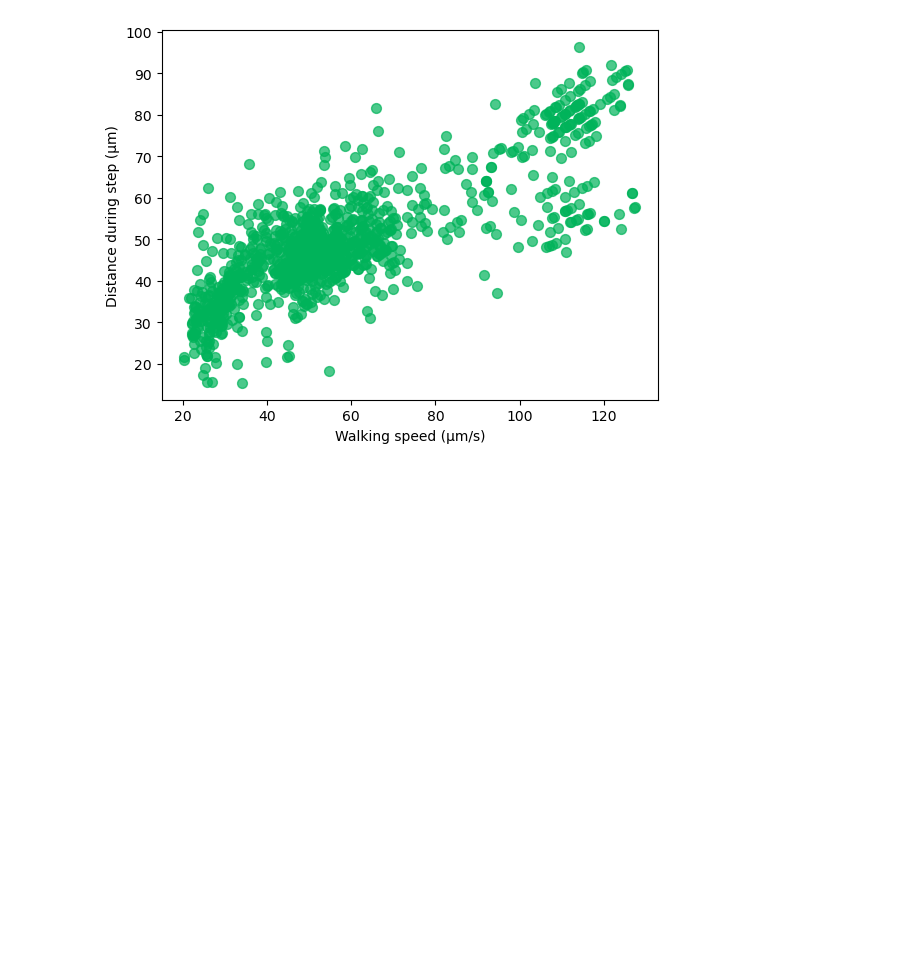
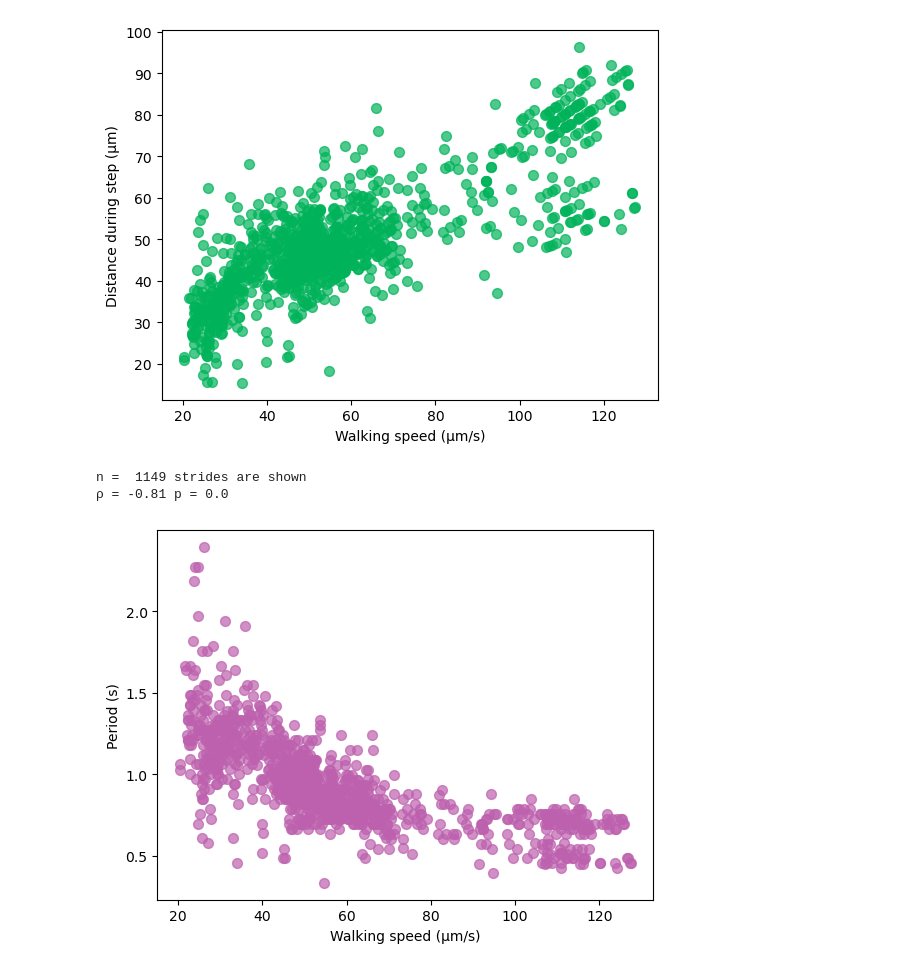
Before and after one commit to enwudz/gait, a Jupyter notebook: Speed and Step Kinematics.ipynb, the cells around one changed output. Cells and saved outputs as stored; diff of their text form; code cells hidden in the pictures; blank space fills up the shorter version.

Commit message:
Update Speed and Step Kinematics.ipynb
working through Nirody paper figures

```diff
--- a/Speed and Step Kinematics.ipynb
+++ b/Speed and Step Kinematics.ipynb
@@ -89,11 +89,32 @@ n =  1149 strides are shown
 # %%
 '''
 Figure 2B
-Stride period (gait cycle) vs. forward walking speed
+Forward walking speed vs. Stride period (gait cycle)
 
 "Stride period decreases with walking speed, plateauing at walking speeds of
 approximately v > 100 μm/s (Fig. 2B)."
 '''
+
+# load the step_timing data into a dataframe
+step_df = pd.read_excel(data_file, sheet_name='step_timing', index_col=None)
+
+speed_during_steps_scaled = step_df['speed_during_step_scaled'].values * 1000
+gait_cycles = step_df['gait'].values
+marker_color = '#bd61ae'
+
+plt.scatter(speed_during_steps_scaled,gait_cycles,c=marker_color,s=50,alpha=0.7)
+plt.ylabel('Period (s)')
+plt.xlabel('Walking speed (µm/s)')
+print('n = ', len(speed_during_steps_scaled), 'strides are shown')
+
+r,p = stats.spearmanr(speed_during_steps_scaled,gait_cycles)
+print('ρ =', np.round(r,2), 'p =', np.round(p,2))
+
+plt.show()
+# %% [output]
+n =  1149 strides are shown
+ρ = -0.81 p = 0.0
+[figure, added]
 # %%
 '''
 Figure 2C
```
Also changed, not shown: parts of 9 cells of this notebook.
